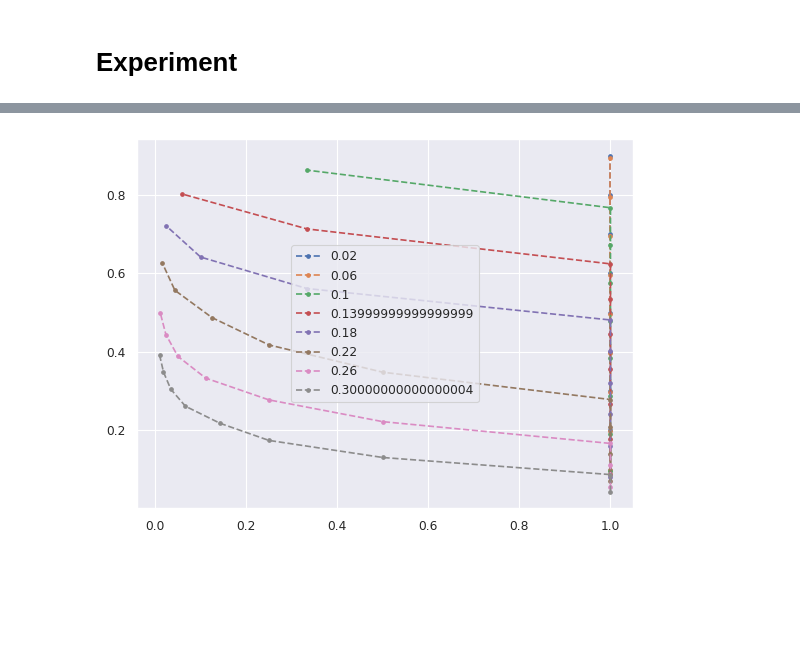
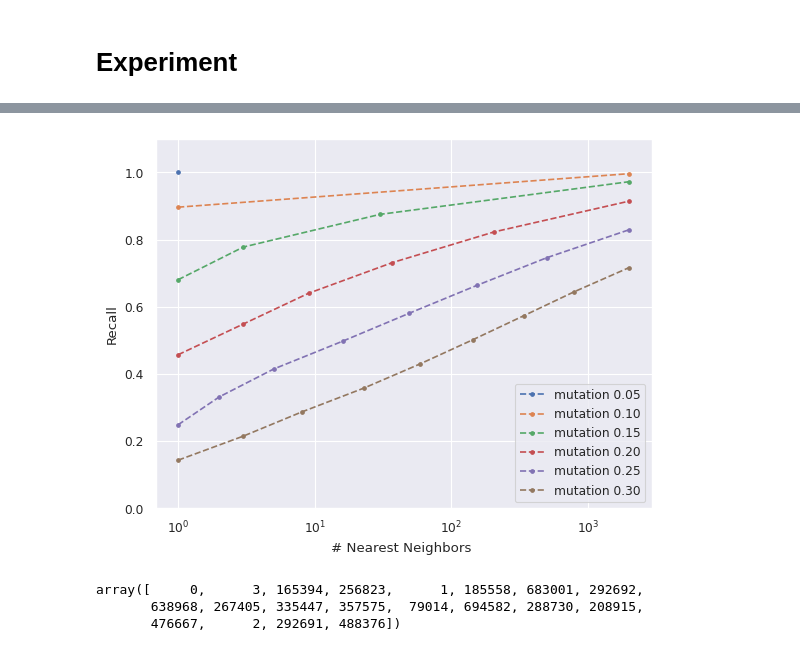
Before and after one commit to alexandrumeterez/sketchyseqs, a Jupyter notebook: FAISS.ipynb, the cells around one changed output, grey strips where cells are left out. Drawn from its saved outputs; the diff is of its cells as text; code cells hidden in the pictures; blank space fills up the shorter version.

Commit message:
replace P with NN in the plot

```diff
--- a/FAISS.ipynb
+++ b/FAISS.ipynb
@@ -53,8 +51,7 @@ models = {
 all_sketches = {name:model.sketch(seqs) for name,model in models.items()}
 # %%
 sketches = all_sketches['TSS']
-sketches = np.array(sketches)
+sketches = np.array(sketches).astype(np.float32)
 # sketches = sketches/np.linalg.norm(sketches,axis=1)[:,np.newaxis]
-
 len(sketches) / 1e6
 # %% [output]
@@ -62,4 +59,3 @@ len(sketches) / 1e6
 # %%
-
-index, index_infos = build_index(sketches.astype(np.float32),metric_type='l2', save_on_disk=False)
+index, index_infos = build_index(sketches,metric_type='l2', save_on_disk=False)
 # %% [output]
@@ -83,4 +79,4 @@ index, index_infos = build_index(sketches.astype(np.float32),metric_type='l2', s
 # %%
 %%time
-D,I = index.search(sketches[::(len(rates)+1)].astype(np.float32),200)
+D,I = index.search(sketches[::(len(rates)+1)].astype(np.float32),2000)
 # %% [output]
@@ -89,5 +85,4 @@ Wall time: 11.4 s
 # %%
-
 starts = np.arange(0,len(sketches),len(rates)+1)
 diffs = I - starts[:,np.newaxis]
 FP = (diffs<0)|(diffs>len(rates))
@@ -95,13 +90,9 @@ TP = ~FP
 FP = np.cumsum(FP,1)
 ds = np.unique(diffs[TP])
 df = pd.DataFrame(columns=['mutation','recall','precision'])
-for d,mr in list(zip(ds,rates))[:15:]:
-    for q in np.arange(.1,1,.1):
-
+for d,mr in tqdm.tqdm(zip(ds,rates),total=len(ds)):
+    for q in np.linspace(.1,1,10):
         fp = np.quantile(FP[diffs==d],q=q)
         recall = np.sum(diffs==d)*q / len(diffs)
         p = 1/(1+fp)
         df.loc[len(df),:] = (mr,recall,p)
-        # print(f'mutation= {mr:.2f}\t R={recall:.2f}\t P = {p:.3f}')
-sns.lineplot(data=df,x='precision',y='recall',hue='mutation')
-plt.show()
@@ -110,9 +99,22 @@ plt.show()
 # %%
-mrs = df['mutation'].unique().tolist()[::2]
+mrs = df['mutation'].unique().tolist()
 for mr in mrs:
     sdf = df.loc[df.mutation==mr]
-    plt.plot(sdf['precision'],sdf['recall'],'--.',)
-plt.legend(mrs)
+    sdf = sdf[~sdf['precision'].duplicated(keep='last')]
+    plt.plot(1/sdf['precision'],sdf['recall'],'--.',)
+plt.legend([f'mutation {mr:.2f}' for mr in mrs],loc='lower right')
+plt.xlabel(f'# Nearest Neighbors ')
+plt.ylabel('Recall')
+plt.xscale('log')
+# plt.yscale('log')
+plt.ylim(0,1.1)
+plt.savefig(f'seqlen{seq_len}')
 plt.show()
 # %% [output]
-[figure, old version]
+[figure, new version]
+# %%
+diffs[0][:20]
+# %% [output]
+array([     0,      3, 165394, 256823,      1, 185558, 683001, 292692,
+       638968, 267405, 335447, 357575,  79014, 694582, 288730, 208915,
+       476667,      2, 292691, 488376])
```
Also changed, not shown: parts of 7 cells of this notebook, 1 other file.
